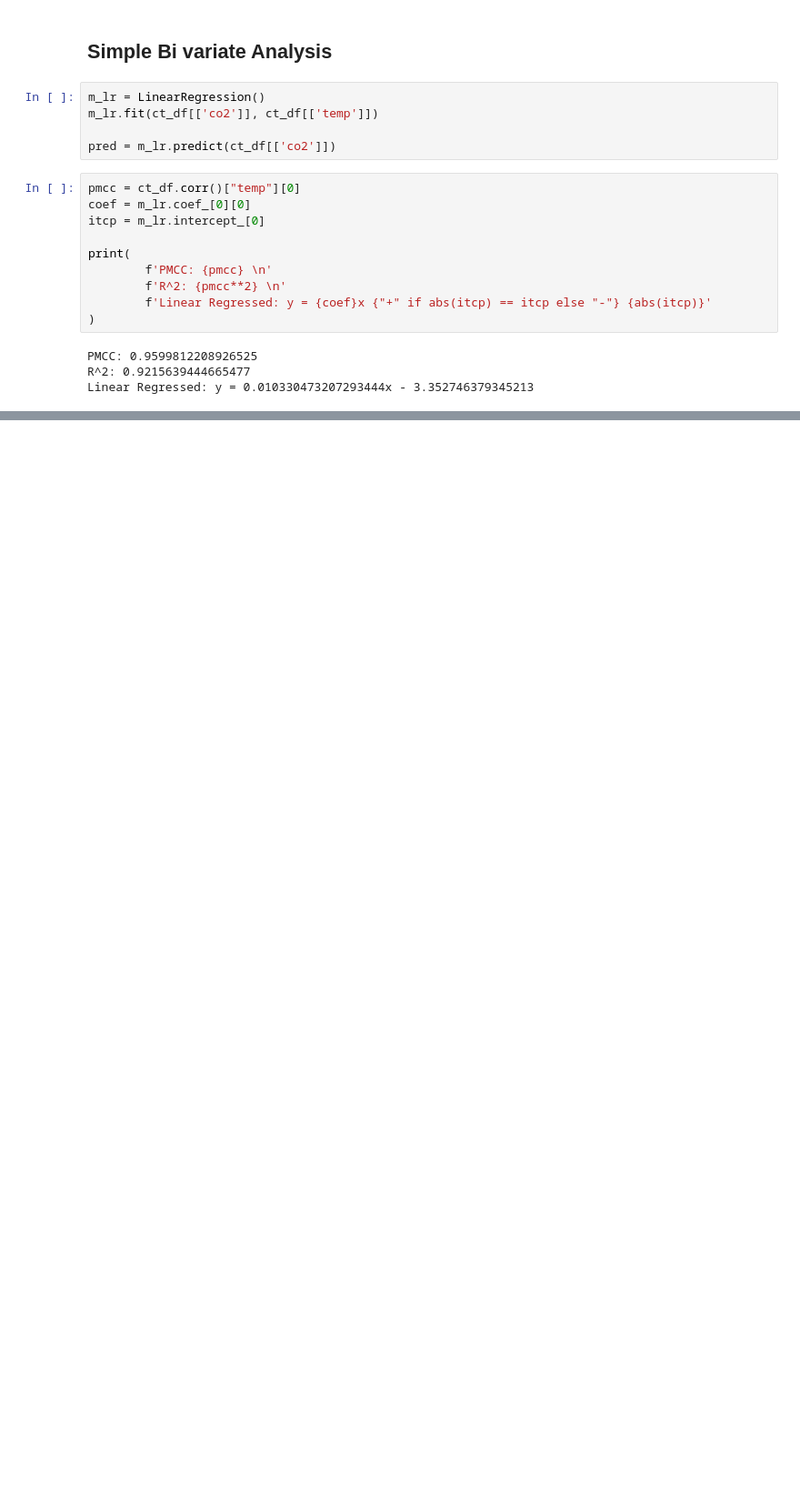
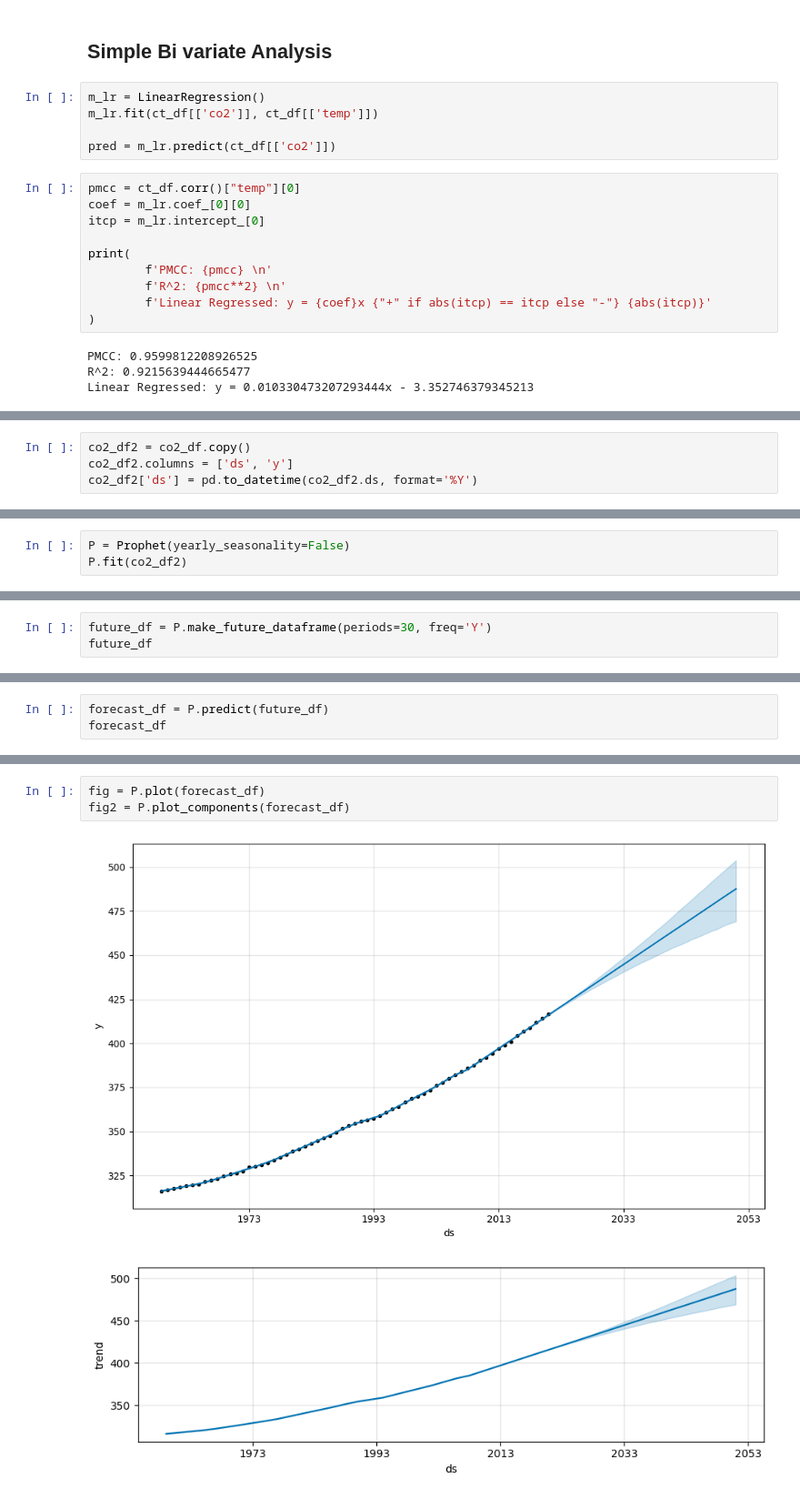
Before and after one commit to akioweh/The-HiMCM, a Jupyter notebook: py/main.ipynb, the cells around one changed output, grey strips where cells are left out. Shown at 91% size. Cells and saved outputs as stored; diff of their text form; blank space fills up the shorter version.

Commit message:
exp and phrophet predictions

```diff
--- a/py/main.ipynb
+++ b/py/main.ipynb
@@ -54,0 +127,4 @@ Linear Regressed: y = 0.010330473207293444x - 3.352746379345213
+# %%
+co2_df2 = co2_df.copy()
+co2_df2.columns = ['ds', 'y']
+co2_df2['ds'] = pd.to_datetime(co2_df2.ds, format='%Y')
@@ -54,0 +147,3 @@ Linear Regressed: y = 0.010330473207293444x - 3.352746379345213
+# %%
+P = Prophet(yearly_seasonality=False)
+P.fit(co2_df2)
@@ -54,0 +154,3 @@ Linear Regressed: y = 0.010330473207293444x - 3.352746379345213
+# %%
+future_df = P.make_future_dataframe(periods=30, freq='Y')
+future_df
@@ -54,0 +171,3 @@ Linear Regressed: y = 0.010330473207293444x - 3.352746379345213
+# %%
+forecast_df = P.predict(future_df)
+forecast_df
@@ -54,0 +188,6 @@ Linear Regressed: y = 0.010330473207293444x - 3.352746379345213
+# %%
+fig = P.plot(forecast_df)
+fig2 = P.plot_components(forecast_df)
+# %% [output]
+[figure, added]
+[figure, added]
```
Also changed, not shown: parts of 20 cells of this notebook.
